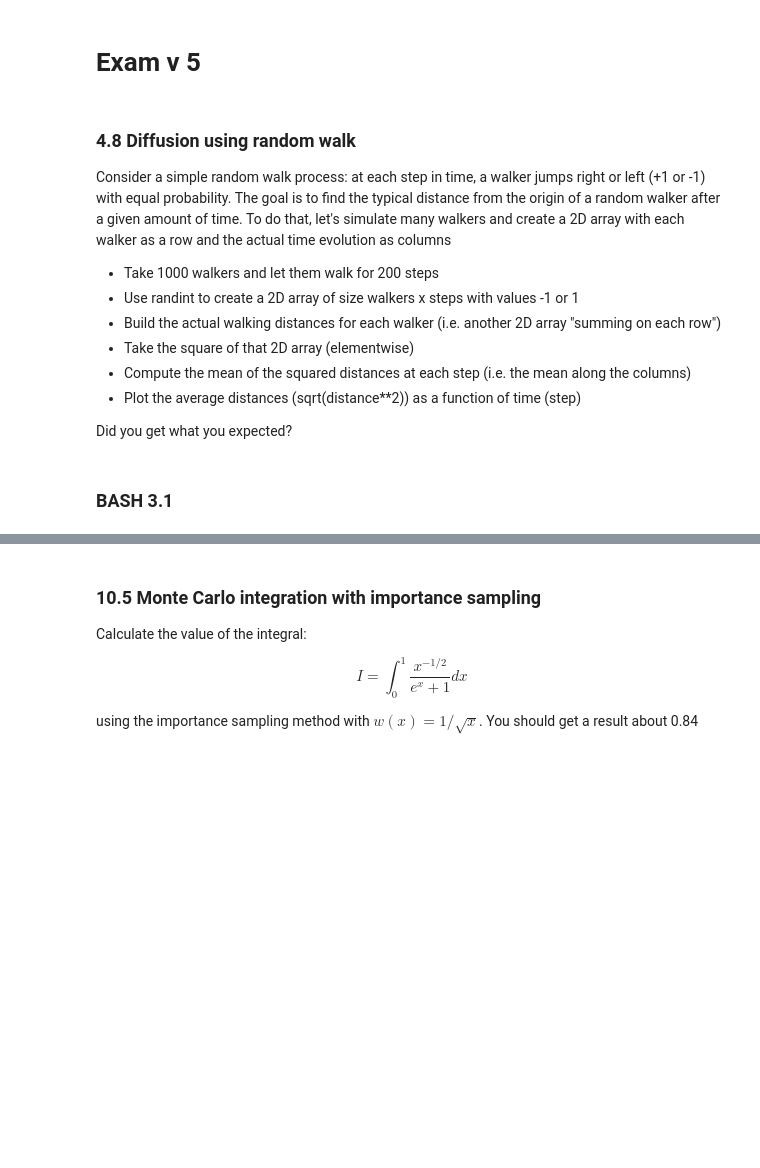
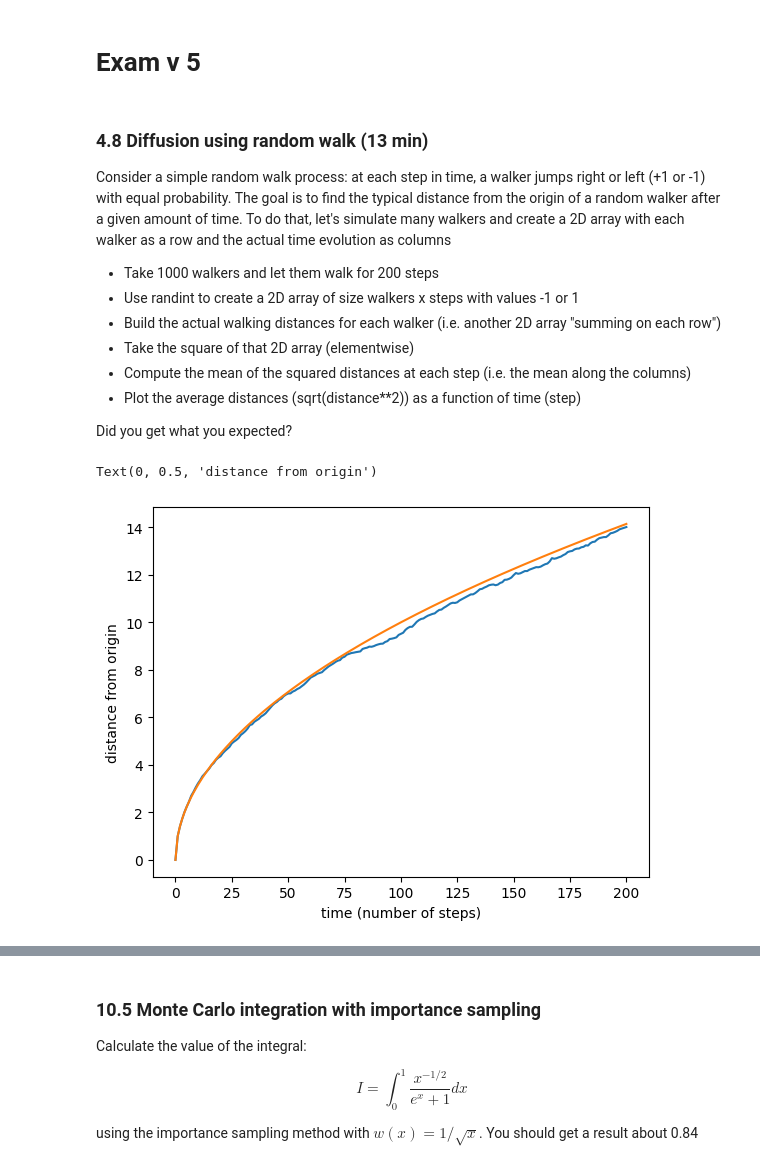
Before and after one commit to miriamzara/LaboratoryOfComputationalPhysics_Y7, a Jupyter notebook: exam_v5.ipynb, the cells around one changed output, grey strips where cells are left out. Cells and saved outputs as stored; diff of their text form; code cells hidden in the pictures; blank space fills up the shorter version.

```diff
--- a/exam_v5.ipynb
+++ b/exam_v5.ipynb
@@ -1,7 +1,7 @@
 # %% [markdown]
 # Exam v 5
 # %% [markdown]
-### 4.8 Diffusion using random walk
+### 4.8 Diffusion using random walk (13 min)
 
 Consider a simple random walk process: at each step in time, a walker jumps right or left (+1 or -1) with equal probability. The goal is to find the typical distance from the origin of a random walker after a given amount of time.
 To do that, let's simulate many walkers and create a 2D array with each walker as a row and the actual time evolution as columns
@@ -14,5 +14,24 @@ To do that, let's simulate many walkers and create a 2D array with each walker a
   * Plot the average distances (sqrt(distance\*\*2)) as a function of time (step)
 
 Did you get what you expected?
-# %% [markdown]
-### BASH 3.1
+# %%
+import numpy as np
+import matplotlib.pyplot as plt
+import numpy.random as npr
+
+n_walkers = 1000
+n_steps = 200
+walker_steps = npr.choice([-1, +1], size = (n_walkers, n_steps))
+walker_paths = np.zeros(shape = (n_walkers, n_steps + 1))
+for step in range(n_steps + 1):
+    walker_paths[:, step] = np.sum(walker_steps[:, :(step)], axis = 1)
+walker_square_distance = walker_paths ** 2
+mean_square_distance = np.mean(walker_square_distance, axis = 0)
+
+plt.plot(np.arange(0, n_steps + 1), np.sqrt(mean_square_distance), label = "simulated")
+plt.plot(np.arange(0, n_steps + 1), np.sqrt(np.arange(0, n_steps + 1)), label= "expected trend")
+plt.xlabel("time (number of steps)")
+plt.ylabel("distance from origin")
+# %% [output]
+Text(0, 0.5, 'distance from origin')
+[figure, added]
```
Also changed, not shown: parts of 8 cells of this notebook, 28 other files.
